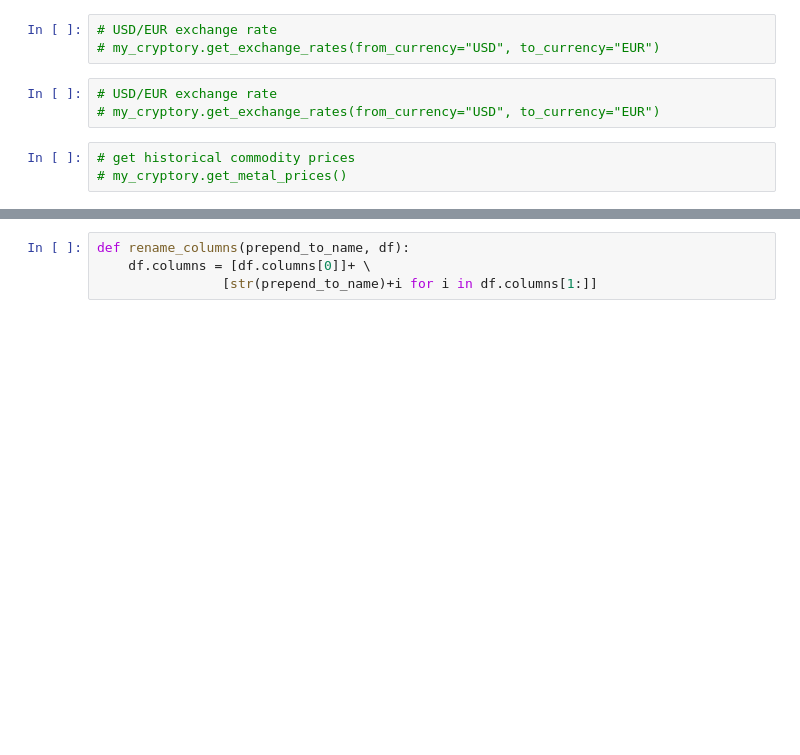
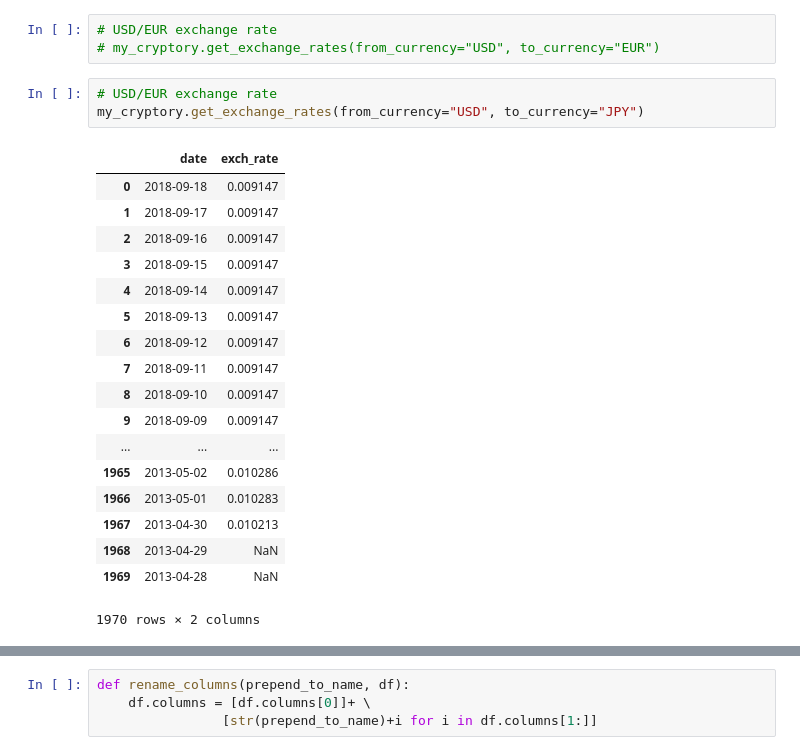
Before and after one commit to kejsiStruga/bitcoin-price-prediction, a Jupyter notebook: Data Gathering.ipynb, the cells around one changed output, grey strips where cells are left out. Drawn from its saved outputs; the diff is of its cells as text; blank space fills up the shorter version.

```diff
--- a/Data Gathering.ipynb
+++ b/Data Gathering.ipynb
@@ -63,8 +29,24 @@ bitcoin_market_info.loc[bitcoin_market_info['date'] == '2018-01-25' ]
 # my_cryptory.get_exchange_rates(from_currency="USD", to_currency="EUR")
 # %%
 # USD/EUR exchange rate
-# my_cryptory.get_exchange_rates(from_currency="USD", to_currency="EUR")
+my_cryptory.get_exchange_rates(from_currency="USD", to_currency="JPY")
+# %% [output]
+|  | date | exch_rate |
+| 0 | 2018-09-18 | 0.009147 |
+| 1 | 2018-09-17 | 0.009147 |
+| 2 | 2018-09-16 | 0.009147 |
+| 3 | 2018-09-15 | 0.009147 |
+| 4 | 2018-09-14 | 0.009147 |
+| 5 | 2018-09-13 | 0.009147 |
+| 6 | 2018-09-12 | 0.009147 |
+| 7 | 2018-09-11 | 0.009147 |
+| 8 | 2018-09-10 | 0.009147 |
+| 9 | 2018-09-09 | 0.009147 |
+| ... | ... | ... |
+| 1965 | 2013-05-02 | 0.010286 |
+| 1966 | 2013-05-01 | 0.010283 |
+| 1967 | 2013-04-30 | 0.010213 |
+| 1968 | 2013-04-29 | NaN |
+| 1969 | 2013-04-28 | NaN |
+1970 rows × 2 columns
-# %%
-# get historical commodity prices
-# my_cryptory.get_metal_prices()
 # %%
```
Also changed, not shown: parts of 17 cells of this notebook, 1 other file.
